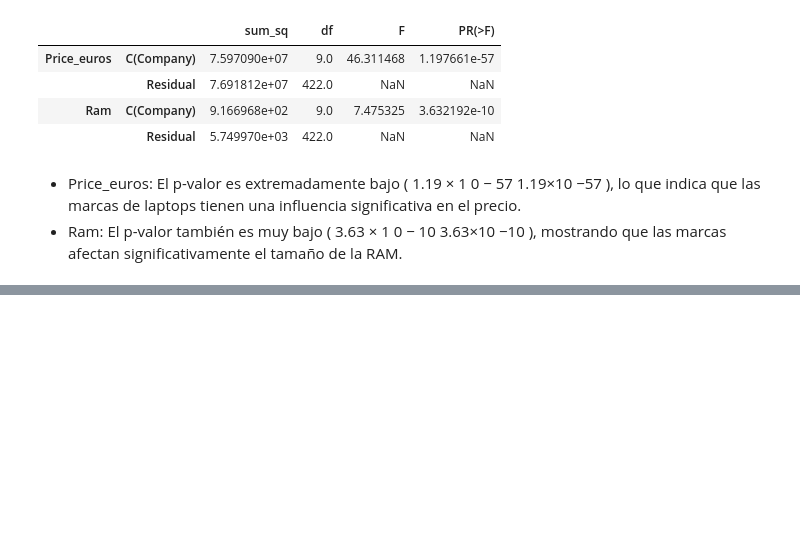
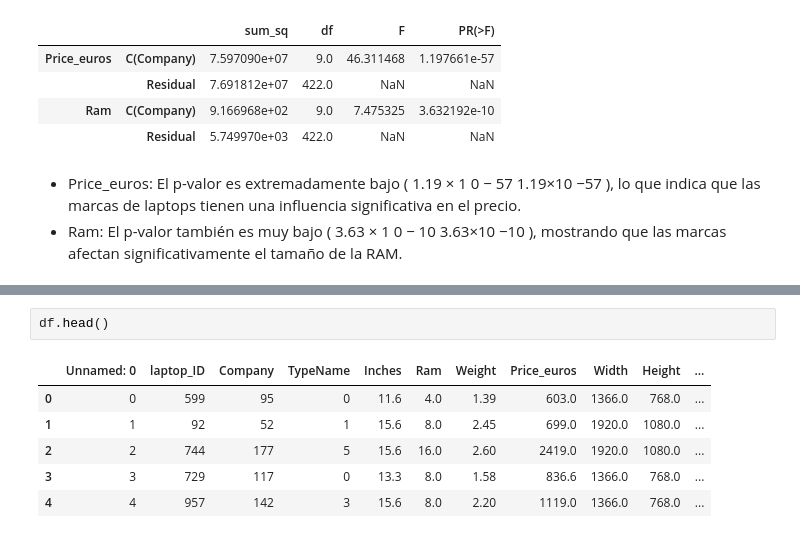
Before and after one commit to andreszaragoza/Train_Eda, a Jupyter notebook: notebooks/Analisis.ipynb, the cells around one changed output, grey strips where cells are left out. Saved outputs shown, nothing was run; the diff lists cells and outputs as text; blank space fills up the shorter version.

```diff
--- a/notebooks/Analisis.ipynb
+++ b/notebooks/Analisis.ipynb
@@ -489,0 +532,9 @@ El p-valor también es muy bajo (
+# %%
+df.head()
+# %% [output]
+|  | Unnamed: 0 | laptop_ID | Company | TypeName | Inches | Ram | Weight | Price_euros | Width | Height | ... |
+| 0 | 0 | 599 | 95 | 0 | 11.6 | 4.0 | 1.39 | 603.0 | 1366.0 | 768.0 | ... |
+| 1 | 1 | 92 | 52 | 1 | 15.6 | 8.0 | 2.45 | 699.0 | 1920.0 | 1080.0 | ... |
+| 2 | 2 | 744 | 177 | 5 | 15.6 | 16.0 | 2.60 | 2419.0 | 1920.0 | 1080.0 | ... |
+| 3 | 3 | 729 | 117 | 0 | 13.3 | 8.0 | 1.58 | 836.6 | 1366.0 | 768.0 | ... |
+| 4 | 4 | 957 | 142 | 3 | 15.6 | 8.0 | 2.20 | 1119.0 | 1366.0 | 768.0 | ... |
```
Also changed, not shown: parts of 19 cells of this notebook, 6 other files.
